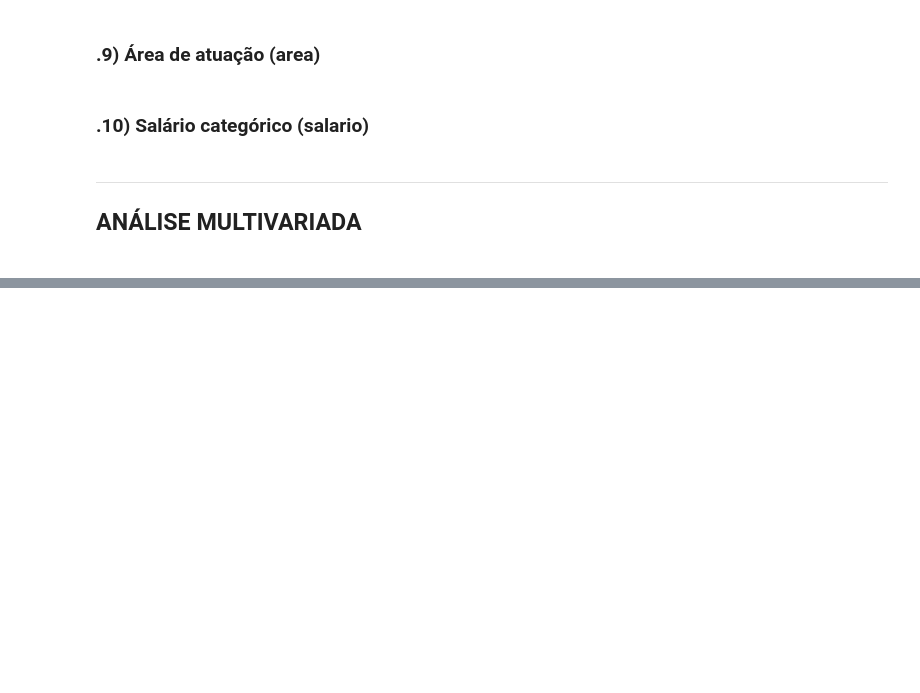
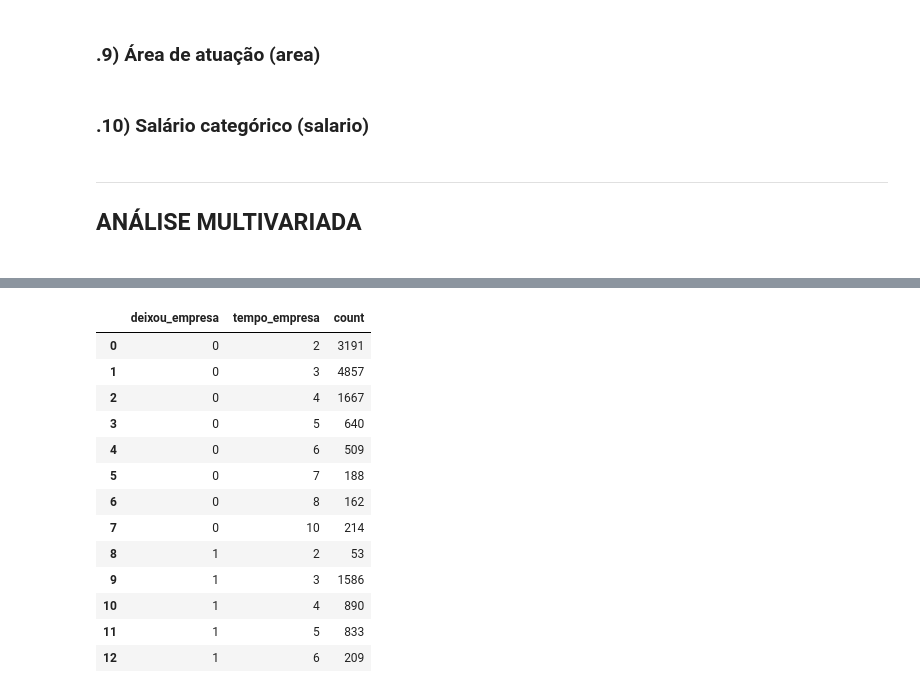
Before and after one commit to Krupique/challenges-kaggle, a Jupyter notebook: challenges/14_PeopleAnalytics/PeopleAnalytics.ipynb, the cells around one changed output, grey strips where cells are left out. Drawn from its saved outputs; the diff is of its cells as text; code cells hidden in the pictures; blank space fills up the shorter version.

```diff
--- a/challenges/14_PeopleAnalytics/PeopleAnalytics.ipynb
+++ b/challenges/14_PeopleAnalytics/PeopleAnalytics.ipynb
@@ -326,0 +500,25 @@ exibeBarplot(df_ind, coluna='salario', xlabel='Categorias de salário', ylabel='
+# %%
+df_temp = compararAtributos(df_mul, 'deixou_empresa', 'tempo_empresa', 'area', ['count'])
+display(df_temp)
+
+exibeBarplotMult(df_temp, colunaIndex='deixou_empresa',
+                x='tempo_empresa',
+                y='count', labels=['Não', 'Sim'],
+                width=1200, height=400,
+                title='Quantidade de demissões e não demissões por tempo de empresa',
+                xlabel='Tempo de empresa', ylabel='Quantidade')
+# %% [output]
+|  | deixou_empresa | tempo_empresa | count |
+| 0 | 0 | 2 | 3191 |
+| 1 | 0 | 3 | 4857 |
+| 2 | 0 | 4 | 1667 |
+| 3 | 0 | 5 | 640 |
+| 4 | 0 | 6 | 509 |
+| 5 | 0 | 7 | 188 |
+| 6 | 0 | 8 | 162 |
+| 7 | 0 | 10 | 214 |
+| 8 | 1 | 2 | 53 |
+| 9 | 1 | 3 | 1586 |
+| 10 | 1 | 4 | 890 |
+| 11 | 1 | 5 | 833 |
+| 12 | 1 | 6 | 209 |
```
Also changed, not shown: parts of 30 cells of this notebook, 1 other file.
